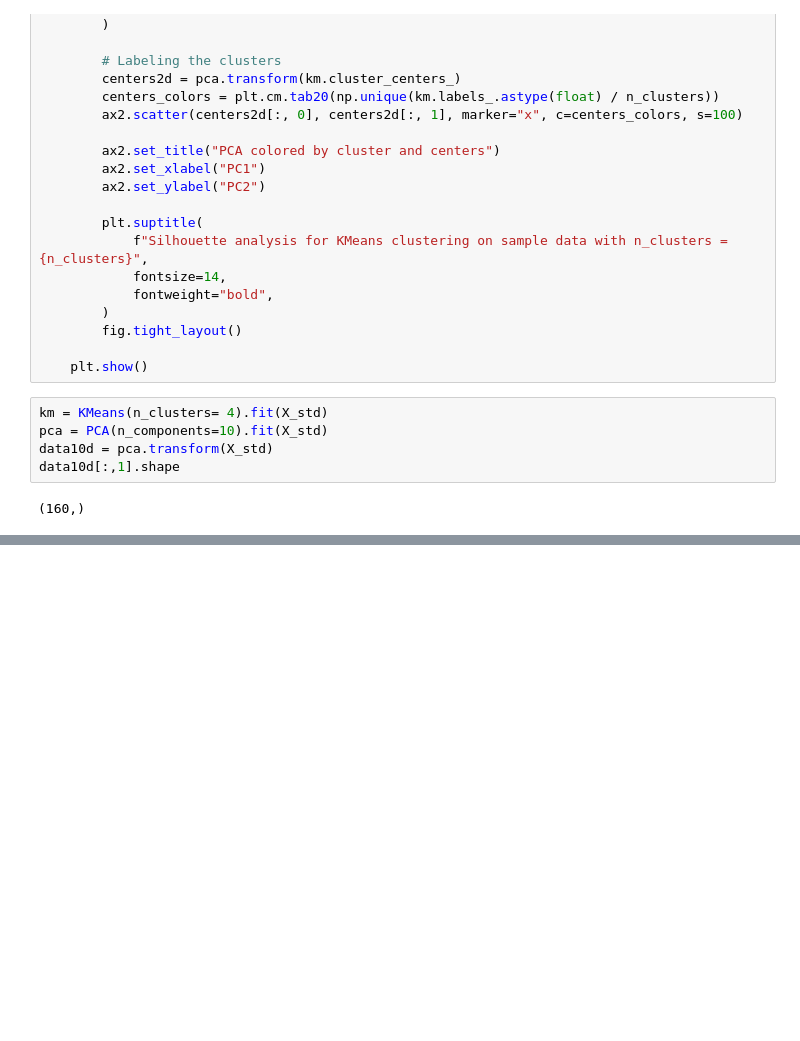
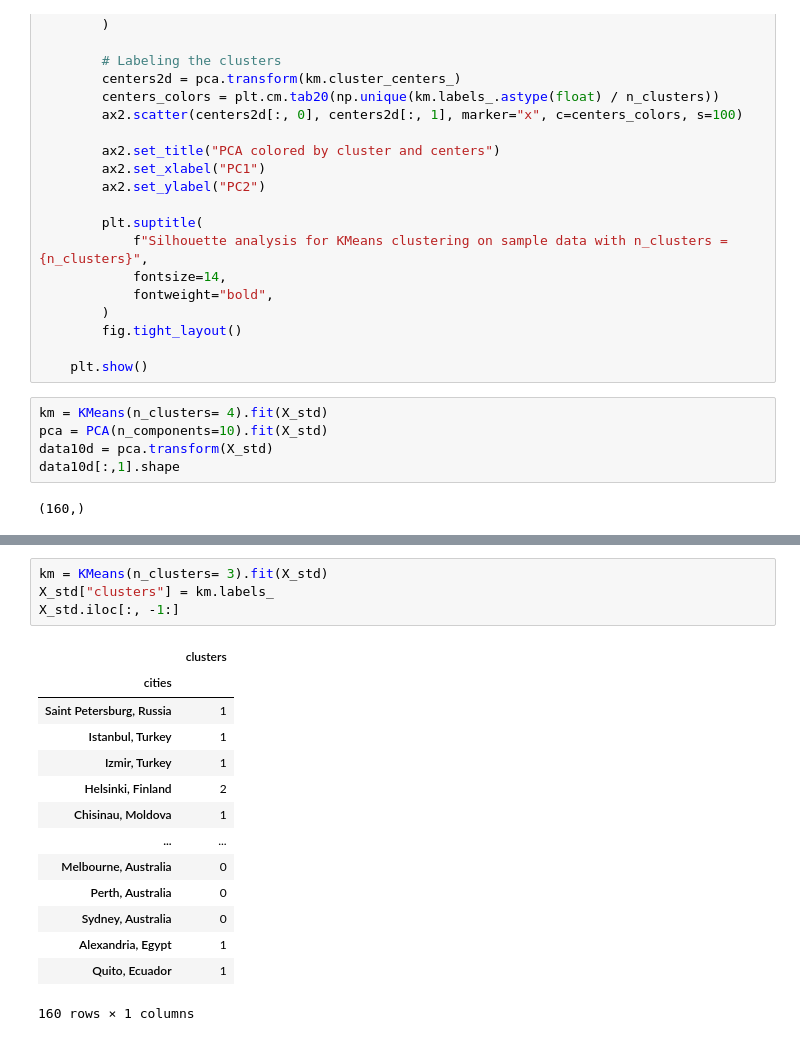
Before and after one commit to simlal/data-mining-assignments_bin710, a Jupyter notebook: td1/td1.ipynb, the cells around one changed output, grey strips where cells are left out. Cells and saved outputs as stored; diff of their text form; blank space fills up the shorter version.

```diff
--- a/td1/td1.ipynb
+++ b/td1/td1.ipynb
@@ -410,0 +423,19 @@ Let's pick 3 clusters for best separation
+# %%
+km = KMeans(n_clusters= 3).fit(X_std)
+X_std["clusters"] = km.labels_
+X_std.iloc[:, -1:]
+# %% [output]
+|  | clusters |
+| cities |  |
+| Saint Petersburg, Russia | 1 |
+| Istanbul, Turkey | 1 |
+| Izmir, Turkey | 1 |
+| Helsinki, Finland | 2 |
+| Chisinau, Moldova | 1 |
+| ... | ... |
+| Melbourne, Australia | 0 |
+| Perth, Australia | 0 |
+| Sydney, Australia | 0 |
+| Alexandria, Egypt | 1 |
+| Quito, Ecuador | 1 |
+160 rows × 1 columns
```
Also changed, not shown: parts of 26 cells of this notebook.
